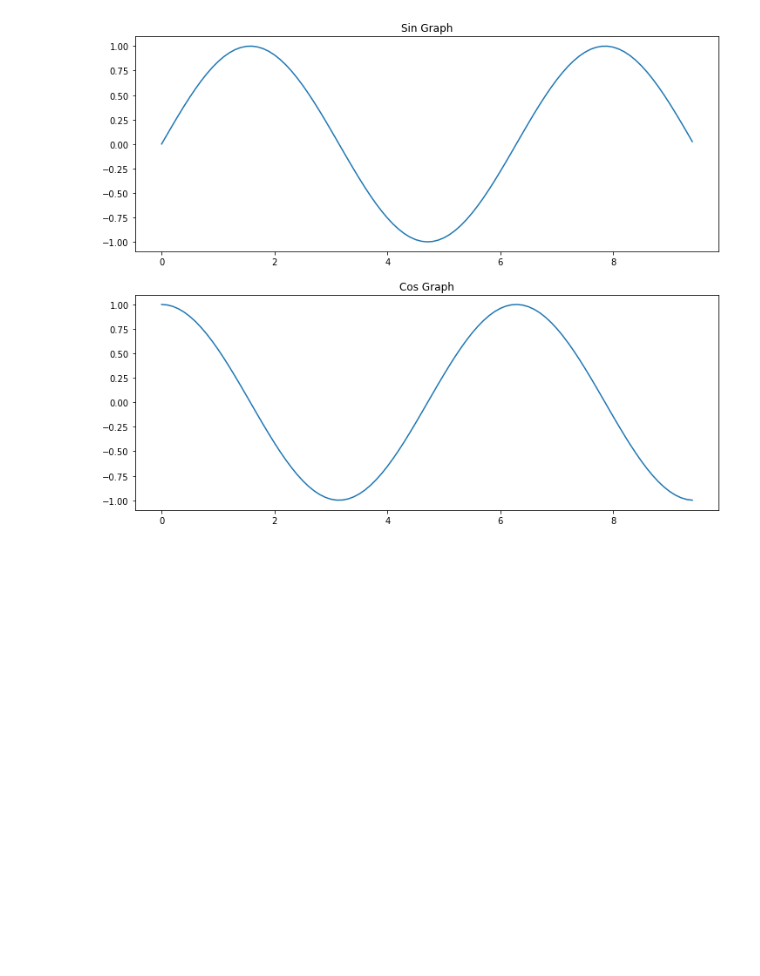
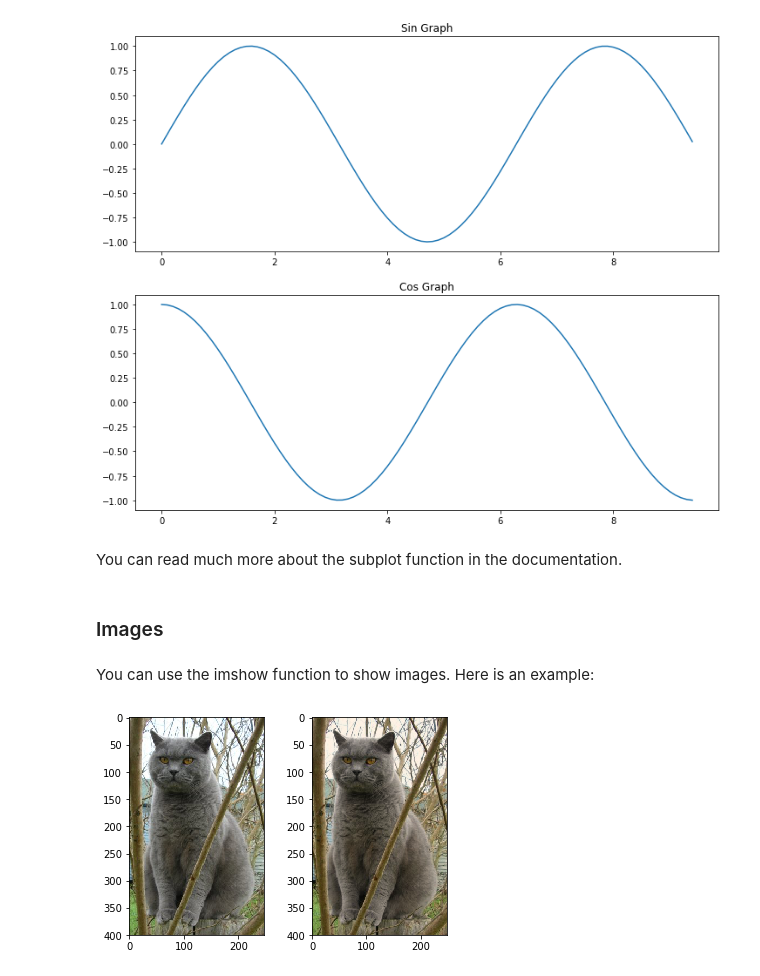
Before and after one commit to gauthamk28/eip-nn, a Jupyter notebook: GAUTHAM_BATCH2_ASSIGNMENT2A.ipynb, the cells around one changed output. Cells and saved outputs as stored; diff of their text form; code cells hidden in the pictures; blank space fills up the shorter version.

```diff
--- a/GAUTHAM_BATCH2_ASSIGNMENT2A.ipynb
+++ b/GAUTHAM_BATCH2_ASSIGNMENT2A.ipynb
@@ -1012,3 +1012,31 @@ plt.title('Cos Graph')
 plt.show()
 # %% [output]
 [figure]
+# %% [markdown]
+You can read much more about the subplot function in the documentation.
+# %% [markdown]
+### Images
+# %% [markdown]
+You can use the imshow function to show images. Here is an example:
+# %%
+import numpy as np
+from scipy.misc import imread, imresize
+import matplotlib.pyplot as plt
+
+img = imread('assets/cat.jpg')
+img_tinted = img * [1, 0.95, 0.9]
+
+# Show the original image
+plt.subplot(1, 2, 1)
+plt.imshow(img)
+
+# Show the tinted image
+plt.subplot(1, 2, 2)
+
+# A slight gotcha with imshow is that it might give strange results
+# if presented with data that is not uint8. To work around this, we
+# explicitly cast the image to uint8 before displaying it.
+plt.imshow(np.uint8(img_tinted))
+plt.show()
+# %% [output]
+[figure, added]
```
